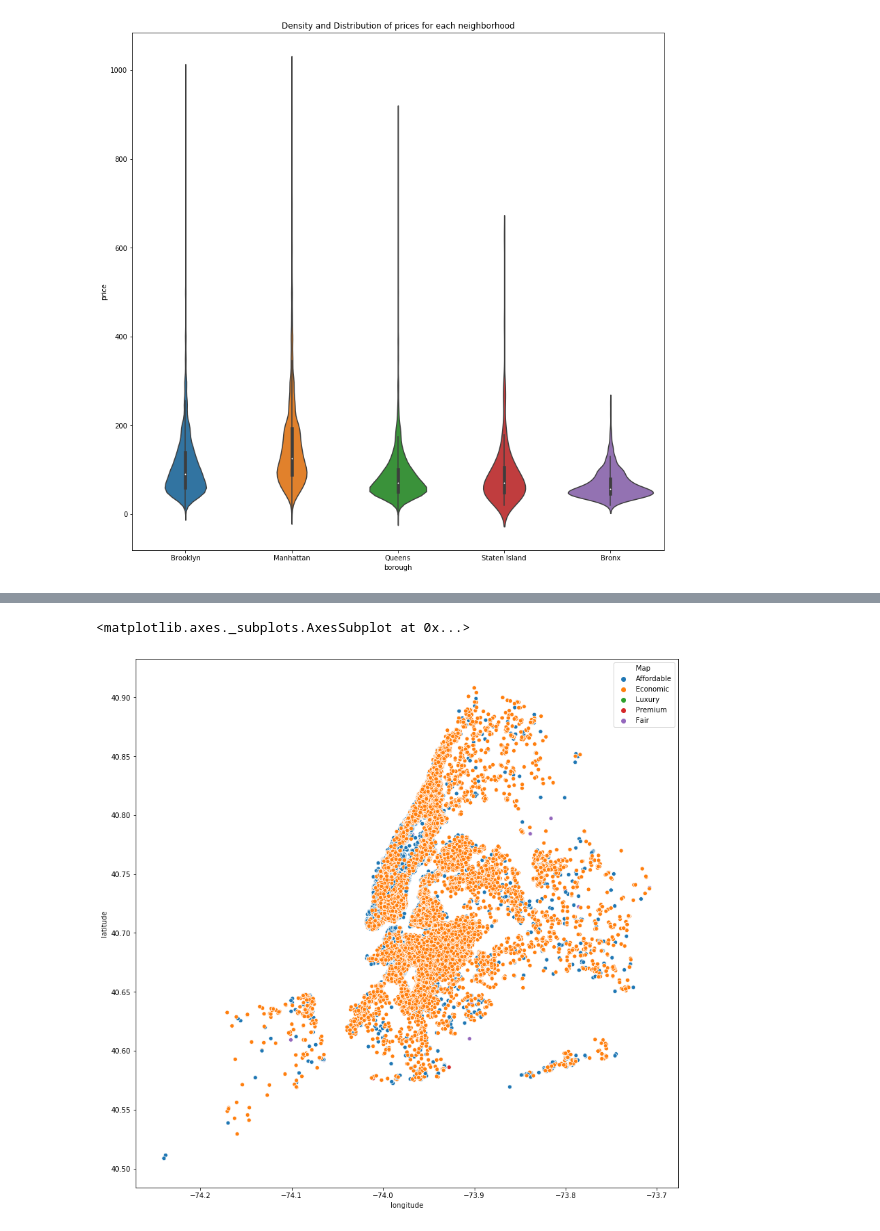
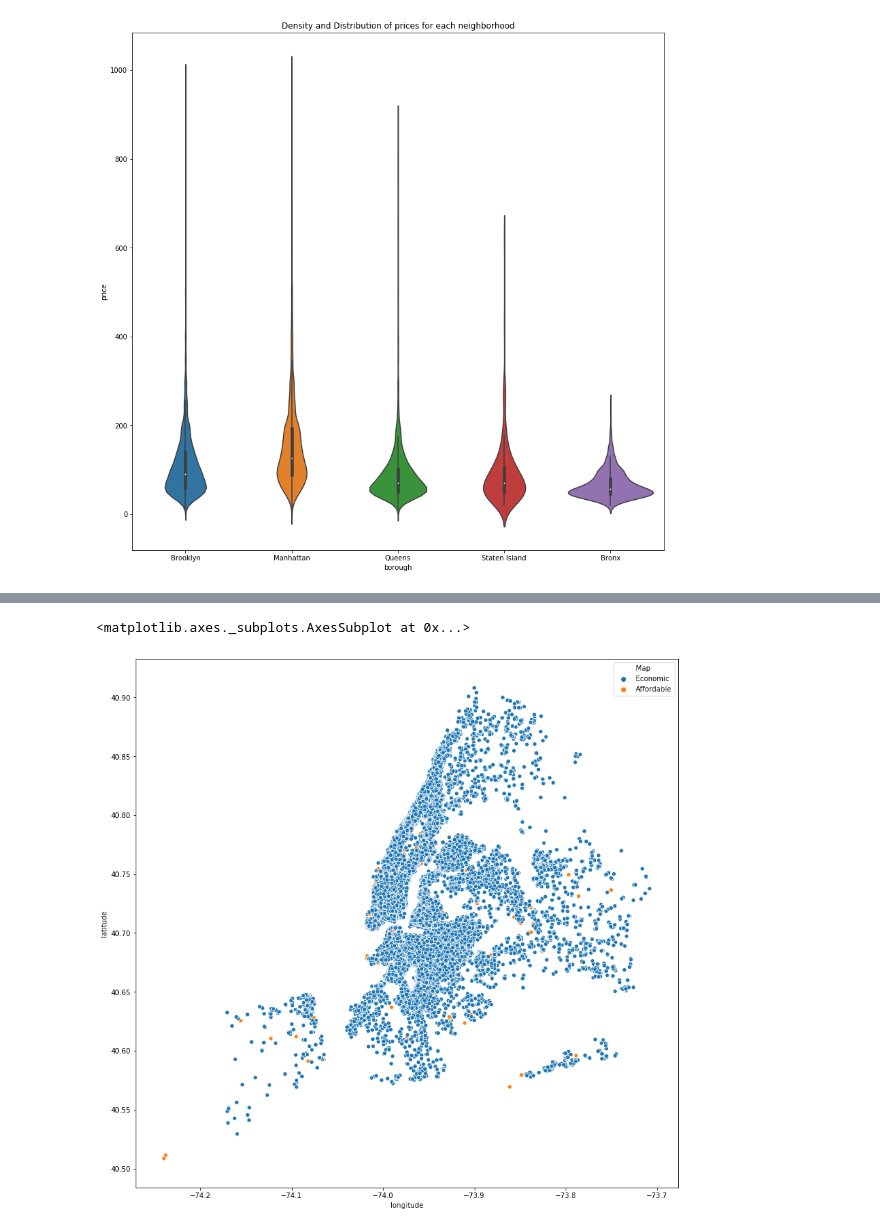
Before and after one commit to bellisor/mod2-TeamLoneWolf, a Jupyter notebook: mod2_index.ipynb, the cells around one changed output, grey strips where cells are left out. Cells and saved outputs as stored; diff of their text form; code cells hidden in the pictures.

Commit message:
Model Development

```diff
--- a/mod2_index.ipynb
+++ b/mod2_index.ipynb
@@ -210,7 +225,3 @@ Upper East Side       1173
 Crown Heights         1011
 Chelsea                826
 Name: neighborhood, dtype: int64
-# %%
-series =pd.value_counts(df.neighborhood)
-mask = (series/series.sum() *100).lt(1)
-df['neighborhood'] = np.where(df['neighborhood'].isin(series[mask].index), 'Other', df['neighborhood'])
@@ -413,5 +397,15 @@ accommodates            0.458842
 price                   1.000000
 Name: price, dtype: float64
+# %%
+# Add a feature for logarithmic price
+df['log_price'] = np.log(df['price'])
+
+#Create variables for log_price mean and STD
+lgpm = df.log_price.mean()
+lgps = df.log_price.std()
+# %%
+model_df = df[df['log_price'] >= lgpm - (2*lgps)]
+model_df = df[df['log_price'] <= (2*lgps)+lgpm]
 # %% [markdown]
 # Data Visualization
 # %%
@@ -443,12 +462,11 @@ sns.boxplot(data = sdf, x = 'room_type', y = 'price')
 # %%
-df['Map'] = df['price'].apply(lambda x: 'Luxury' if x > 3000
-                                                    else ('Premium' if x >= 800 and x < 3000
-                                                          else('Fair' if x >= 400 and x < 800
-                                                               else('Affordable' if x >=100 and x <400
-                                                                    else('Economic')))))
+df['Map'] = df['price'].apply(lambda x: 'Luxury' if x > 1000
+                                                    else ('Premium' if x >= 500 and x < 1000
+                                                          else('Affordable' if x >= 200 and x < 500
+                                                               else('Economic'))))
 # %%
 plt.figure(figsize = (14,14))
-sns.scatterplot(df.longitude, df.latitude, hue='Map', data= df)
+sns.scatterplot(df.longitude, df.latitude, hue='Map', data= model_df)
 # %% [output]
 <matplotlib.axes._subplots.AxesSubplot at 0x...>
-[figure, old version]
+[figure, new version]
```
Also changed, not shown: parts of 41 cells of this notebook.
